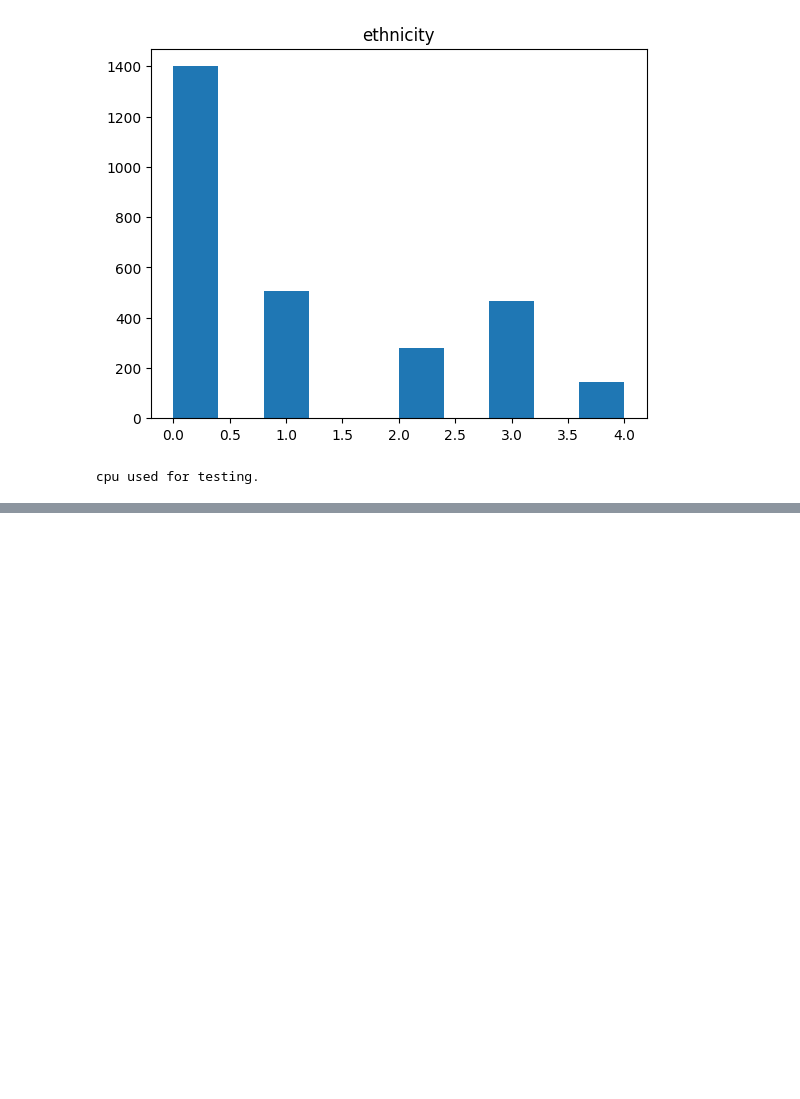
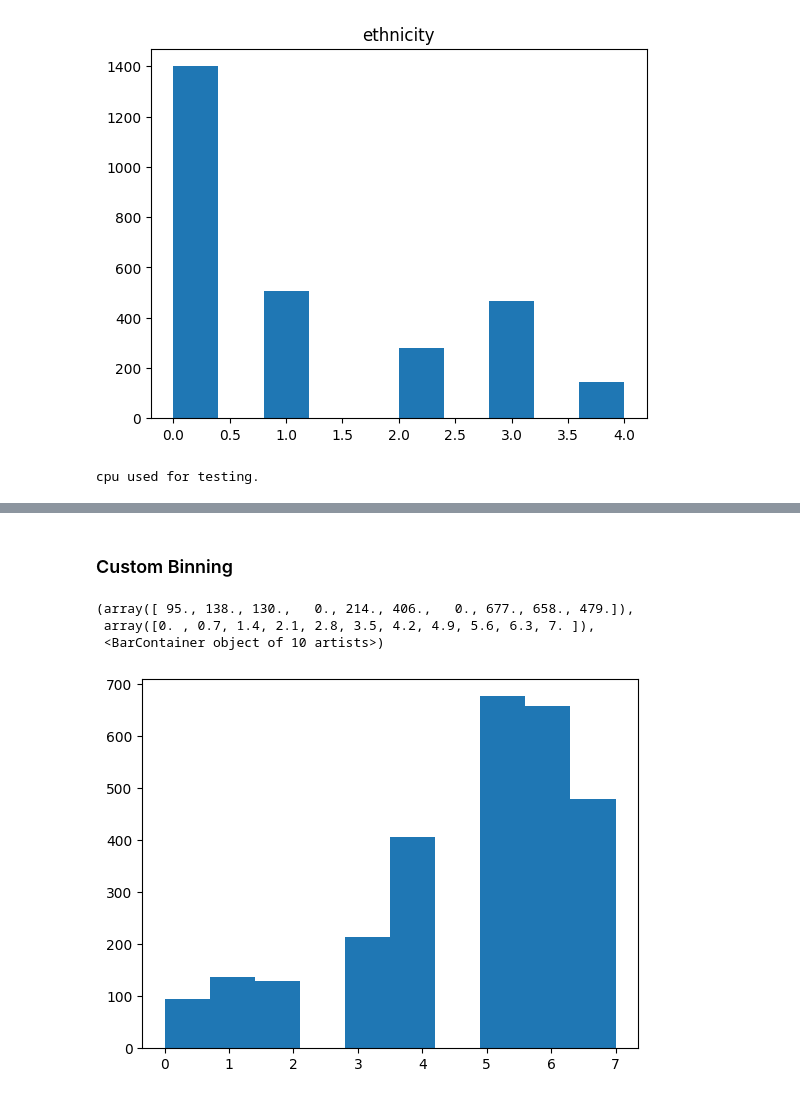
Before and after one commit to statix531441/FaceAgePrediction, a Jupyter notebook: Experiments.ipynb, the cells around one changed output, grey strips where cells are left out. Cells and saved outputs as stored; diff of their text form; code cells hidden in the pictures; blank space fills up the shorter version.

```diff
--- a/Experiments.ipynb
+++ b/Experiments.ipynb
@@ -168,0 +158,2 @@ test_acc: 0.4492635130882263
+# %% [markdown]
+### Custom Binning
@@ -168,0 +164,22 @@ test_acc: 0.4492635130882263
+# %%
+train = pd.read_csv('train.csv')
+test = pd.read_csv('test.csv')
+# %%
+bins = [0,5,10,15,20,30,45,60,100]
+train['age'] = train.image_path.apply(lambda x: int(x.split('_')[0]))
+train['age_category'] = pd.cut(train['age'], bins=bins)
+train['class'] = train.age_category.apply(lambda x: int(bins.index(x.left)))
+
+test['age'] = test.image_path.apply(lambda x: int(x.split('_')[0]))
+test['age_category'] = pd.cut(test['age'], bins=bins)
+test['class'] = test.age_category.apply(lambda x: int(bins.index(x.left)))
+
+train.to_csv(os.path.join(data_folder, 'train.csv'))
+test.to_csv(os.path.join(data_folder, 'test.csv'))
+# %%
+plt.hist(test['class'])
+# %% [output]
+(array([ 95., 138., 130.,   0., 214., 406.,   0., 677., 658., 479.]),
+ array([0. , 0.7, 1.4, 2.1, 2.8, 3.5, 4.2, 4.9, 5.6, 6.3, 7. ]),
+ <BarContainer object of 10 artists>)
+[figure, added]
```
Also changed, not shown: parts of 10 cells of this notebook, 7 other files.
